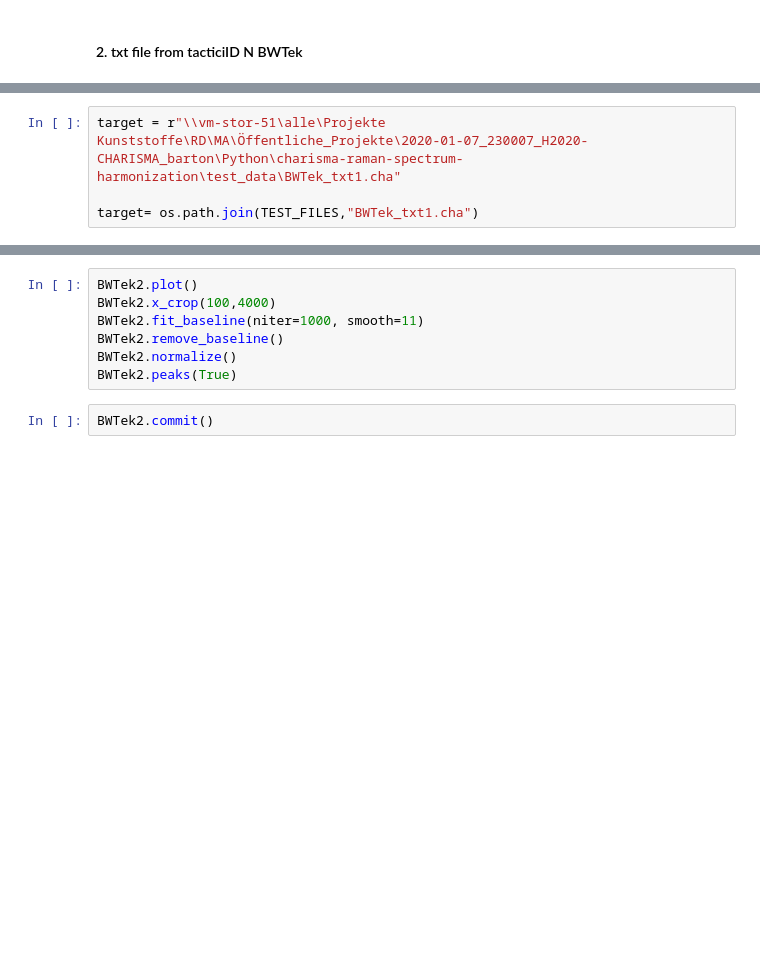
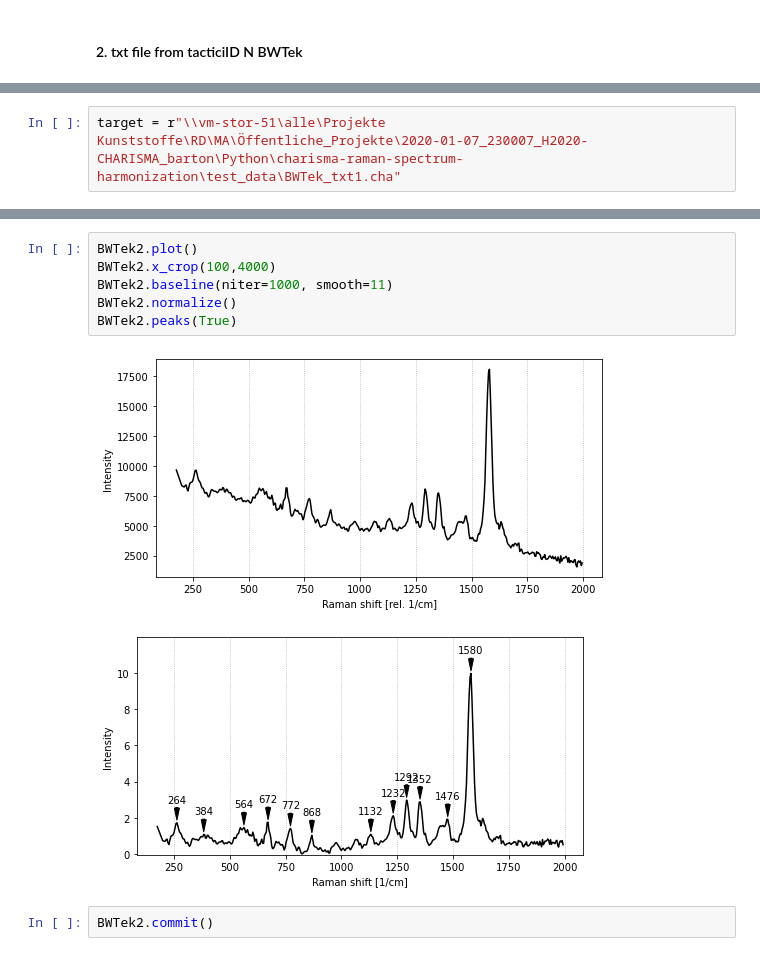
Before and after one commit to h2020charisma/ramanchada, a Jupyter notebook: Chada txt import demo.ipynb, the cells around one changed output, grey strips where cells are left out. Drawn from its saved outputs; the diff is of its cells as text; blank space fills up the shorter version.

```diff
--- a/Chada txt import demo.ipynb
+++ b/Chada txt import demo.ipynb
@@ -47,4 +50,2 @@ assert os.path.exists(source)
 # %%
 target = r"\\vm-stor-51\alle\Projekte Kunststoffe\RD\MA\Öffentliche_Projekte\2020-01-07_230007_H2020-CHARISMA_barton\Python\charisma-raman-spectrum-harmonization\test_data\BWTek_txt1.cha"
-
-target= os.path.join(TEST_FILES,"BWTek_txt1.cha")
@@ -57,10 +62,12 @@ BWTek2 = chada.Chada(target)
 # %%
 BWTek2.plot()
 BWTek2.x_crop(100,4000)
-BWTek2.fit_baseline(niter=1000, smooth=11)
-BWTek2.remove_baseline()
+BWTek2.baseline(niter=1000, smooth=11)
 BWTek2.normalize()
 BWTek2.peaks(True)
+# %% [output]
+[figure, added]
+[figure, added]
 # %%
 BWTek2.commit()
 # %% [markdown]
```
Also changed, not shown: parts of 82 cells of this notebook, 40 other files.
